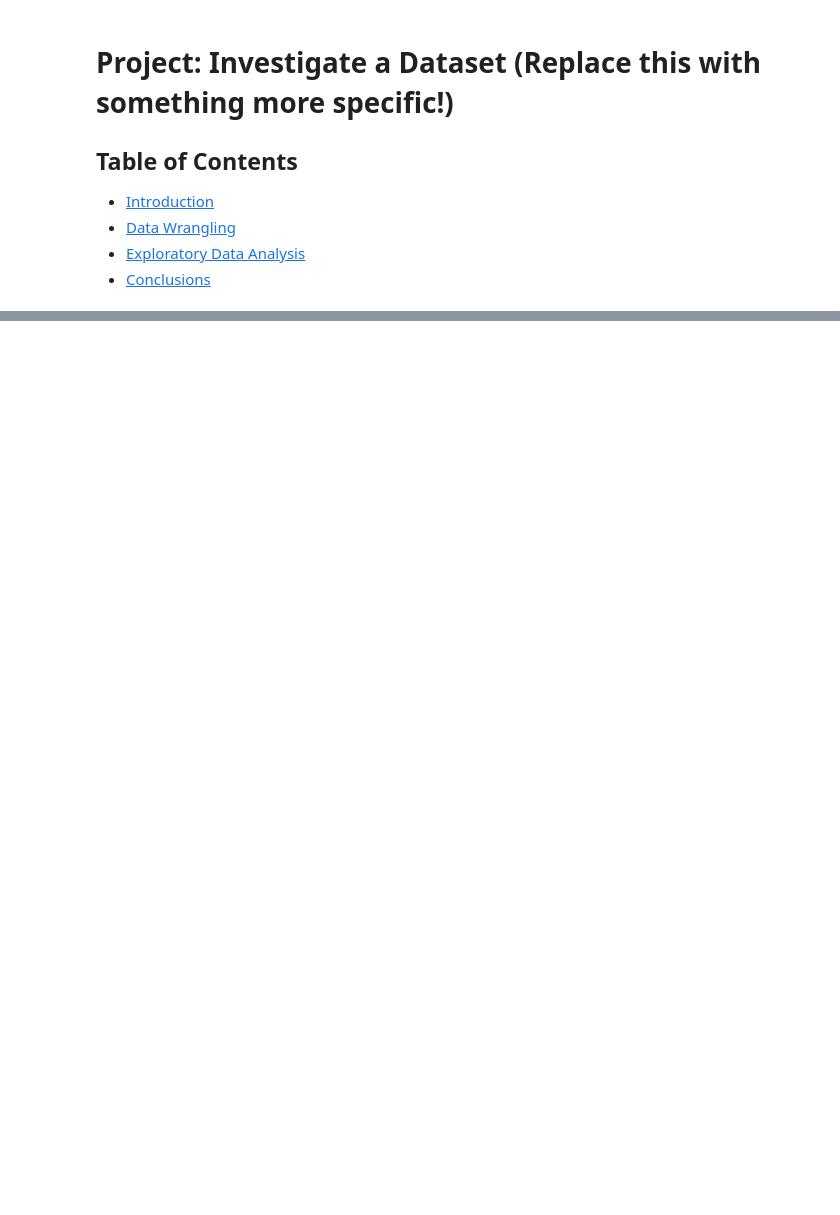
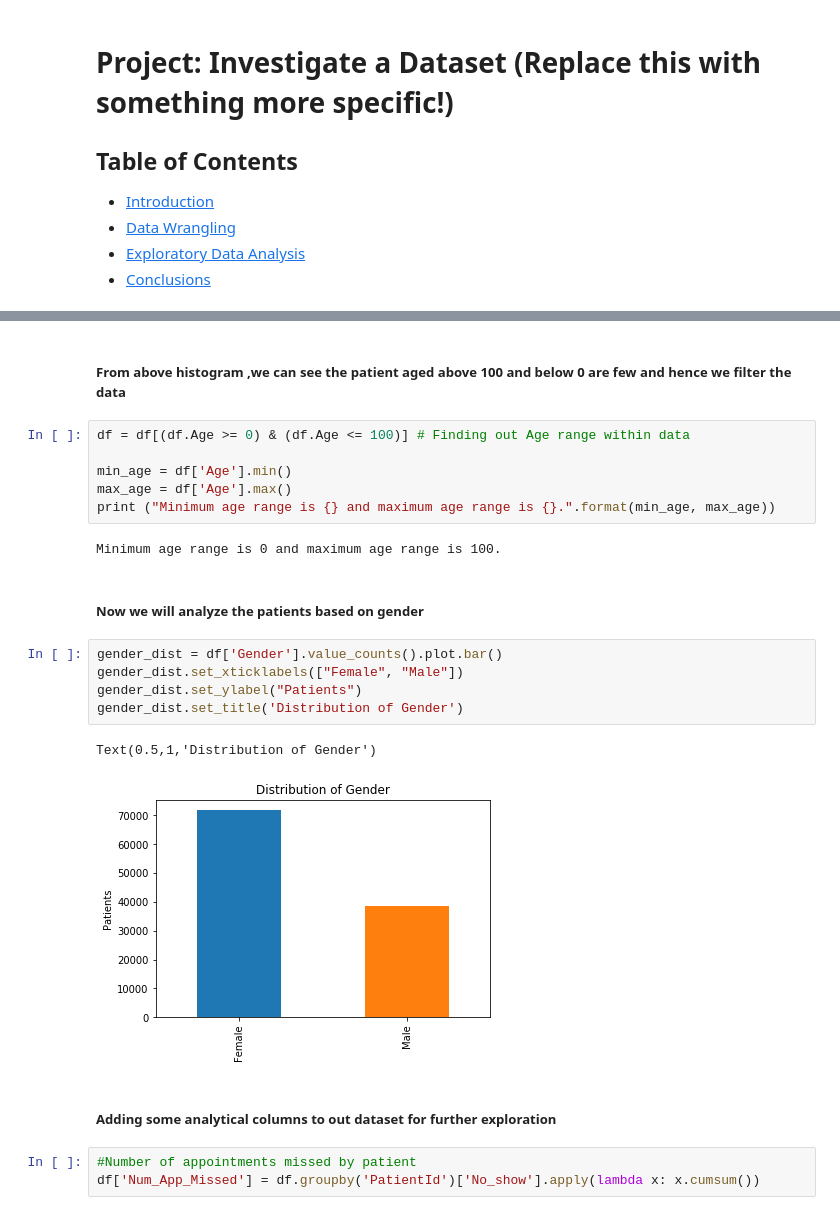
Before and after one commit to ishajoshi89/Udacity_Projects, a Jupyter notebook: Investigate_NO_Show_Appointment_dataset.ipynb, the cells around one changed output, grey strips where cells are left out. Cells and saved outputs as stored; diff of their text form; blank space fills up the shorter version.

```diff
--- a/Investigate_NO_Show_Appointment_dataset.ipynb
+++ b/Investigate_NO_Show_Appointment_dataset.ipynb
@@ -69,0 +147,25 @@ FileNotFoundError: File b'No_Show_appointment' does not exist
+# %% [markdown]
+##### From above histogram ,we can see the patient aged above 100 and below 0 are few and hence we filter the data
+# %%
+df = df[(df.Age >= 0) & (df.Age <= 100)] # Finding out Age range within data
+
+min_age = df['Age'].min()
+max_age = df['Age'].max()
+print ("Minimum age range is {} and maximum age range is {}.".format(min_age, max_age))
+# %% [output]
+Minimum age range is 0 and maximum age range is 100.
+# %% [markdown]
+##### Now we will analyze the patients based on gender
+# %%
+gender_dist = df['Gender'].value_counts().plot.bar()
+gender_dist.set_xticklabels(["Female", "Male"])
+gender_dist.set_ylabel("Patients")
+gender_dist.set_title('Distribution of Gender')
+# %% [output]
+Text(0.5,1,'Distribution of Gender')
+[figure, added]
+# %% [markdown]
+##### Adding some analytical columns to out dataset for further exploration
+# %%
+#Number of appointments missed by patient
+df['Num_App_Missed'] = df.groupby('PatientId')['No_show'].apply(lambda x: x.cumsum())
```
Also changed, not shown: parts of 49 cells of this notebook.
